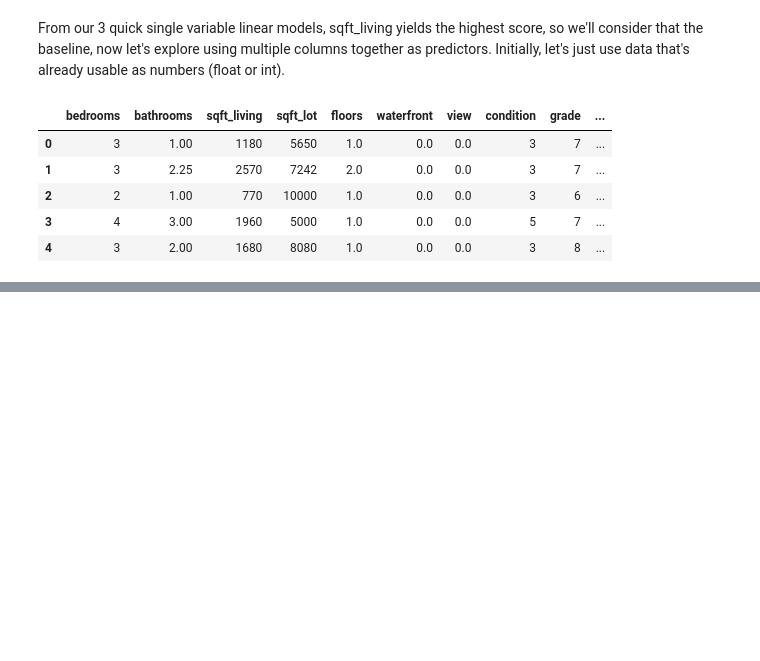
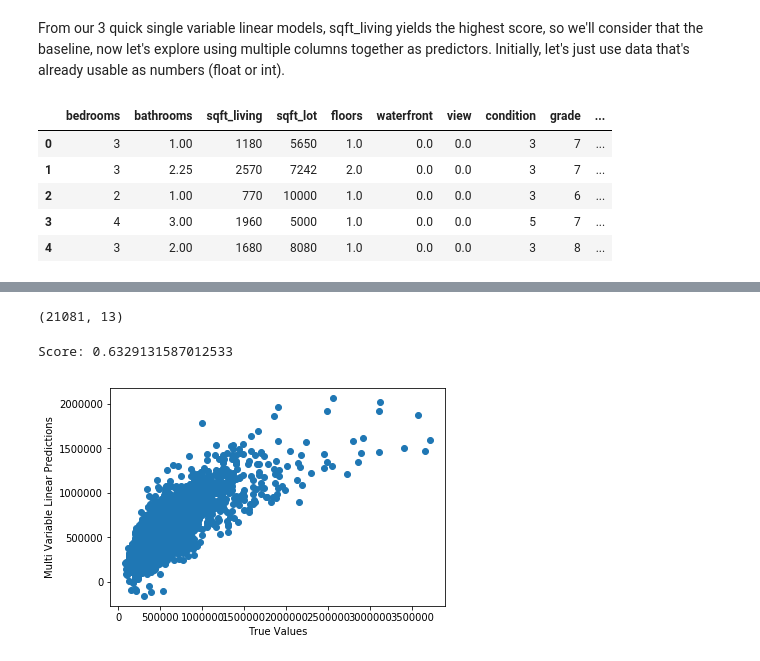
Before and after one commit to nkacoroski/dsc-1-final-project, a Jupyter notebook: natasha_back_up.ipynb, the cells around one changed output, grey strips where cells are left out. Drawn from its saved outputs; the diff is of its cells as text; code cells hidden in the pictures; blank space fills up the shorter version.

Commit message:
begin removing outliers

```diff
--- a/natasha_back_up.ipynb
+++ b/natasha_back_up.ipynb
@@ -384,0 +394,23 @@ ValueError: Input contains NaN, infinity or a value too large for dtype('float64
+# %%
+# since by the time we run this, we should have 'sqft_basement' as a number, we can add that to the list as well
+check_for_outliers = ['sqft_living', 'sqft_lot', 'sqft_above', 'sqft_living15', 'sqft_lot15']#, 'sqft_basement']
+no_outliers = df[(np.abs(zscore(df.loc[:,check_for_outliers])) < 4).all(axis=1)]
+explore_df = no_outliers.drop(['id', 'price', 'yr_renovated', 'lat', 'long', 'sqft_basement', 'zipcode', 'date'], axis=1)
+explore_df.shape
+# %% [output]
+(21081, 13)
+# %%
+y = no_outliers[['price']]
+X = explore_df
+X_train, X_test, y_train, y_test = sk.model_selection.train_test_split(X, y, test_size=0.2)
+linreg = LinearRegression()
+model = linreg.fit(X_train, y_train)
+predictions = linreg.predict(X_test)
+
+plt.scatter(y_test, predictions)
+plt.xlabel(f"True Values")
+plt.ylabel(f"Multi Variable Linear Predictions")
+print("Score:", model.score(X_test, y_test))
+# %% [output]
+Score: 0.6329131587012533
+[figure, added]
```
Also changed, not shown: parts of 8 cells of this notebook.
